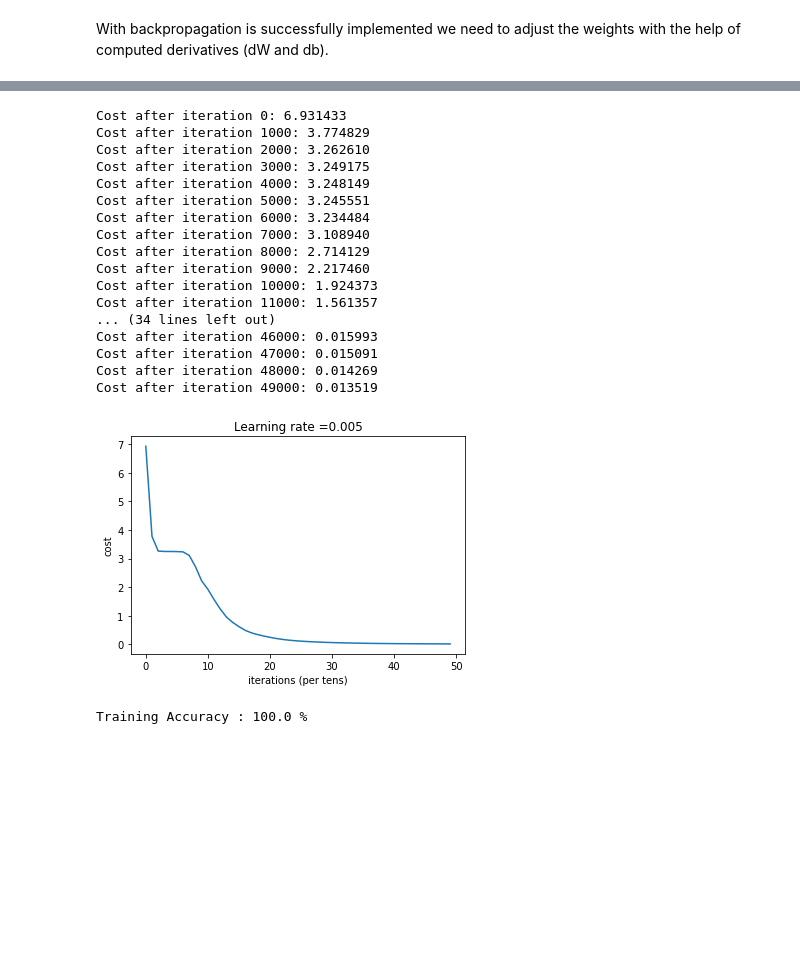
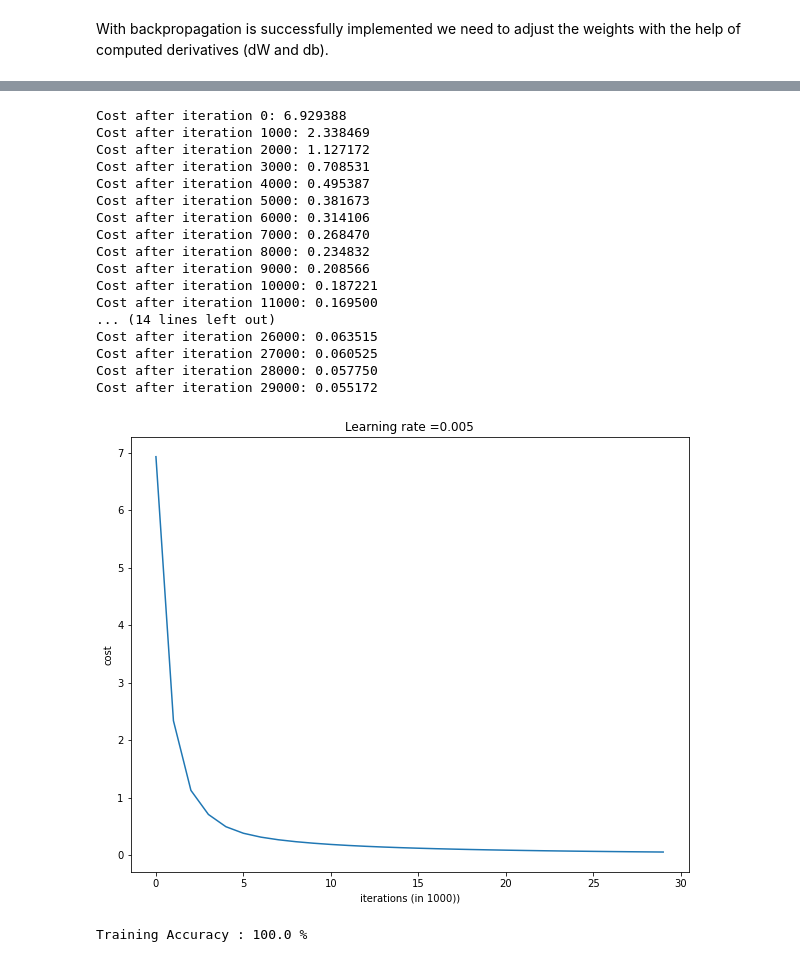
Before and after one commit to AndelasOne/CNN_Number_Recognition, a Jupyter notebook: number_recognition.ipynb, the cells around one changed output, grey strips where cells are left out. Drawn from its saved outputs; the diff is of its cells as text; code cells hidden in the pictures; blank space fills up the shorter version.

```diff
--- a/number_recognition.ipynb
+++ b/number_recognition.ipynb
@@ -388,10 +364,11 @@ def update_parameters(parameters, grads, learning_rate):
 # %%
 # N layer neural network
-layers_dims=[n_x, 60,10,10]
-
+layers_dims=[n_x, 37,10]
+costs = []
+learning_rate = 0.005
 def L_layer_model(X, Y, layers_dims, learning_rate = 0.005, num_iterations = 3000, print_cost=False):
     np.random.seed(1)
-    costs = []
+
 
     parameters = initialize_parameters_deep(layers_dims)
 
@@ -404,34 +381,36 @@ def L_layer_model(X, Y, layers_dims, learning_rate = 0.005, num_iterations = 300
             print ("Cost after iteration %i: %f" %(i, cost))
             costs.append(cost)
 
-    # plot the cost
-    plt.plot(np.squeeze(costs))
-    plt.ylabel('cost')
-    plt.xlabel('iterations (per tens)')
-    plt.title("Learning rate =" + str(learning_rate))
-    plt.show()
-
     return parameters
 # %%
-parameters = L_layer_model(X_train, Y_train_, layers_dims, num_iterations = 50000, print_cost = True)
+parameters = L_layer_model(X_train, Y_train_, layers_dims, num_iterations = 30000, print_cost = True)
 # %% [output]
-Cost after iteration 0: 6.931433
-Cost after iteration 1000: 3.774829
-Cost after iteration 2000: 3.262610
-Cost after iteration 3000: 3.249175
-Cost after iteration 4000: 3.248149
-Cost after iteration 5000: 3.245551
-Cost after iteration 6000: 3.234484
-Cost after iteration 7000: 3.108940
-Cost after iteration 8000: 2.714129
-Cost after iteration 9000: 2.217460
-Cost after iteration 10000: 1.924373
-Cost after iteration 11000: 1.561357
-... (34 lines left out)
-Cost after iteration 46000: 0.015993
-Cost after iteration 47000: 0.015091
-Cost after iteration 48000: 0.014269
-Cost after iteration 49000: 0.013519
+Cost after iteration 0: 6.929388
+Cost after iteration 1000: 2.338469
+Cost after iteration 2000: 1.127172
+Cost after iteration 3000: 0.708531
+Cost after iteration 4000: 0.495387
+Cost after iteration 5000: 0.381673
+Cost after iteration 6000: 0.314106
+Cost after iteration 7000: 0.268470
+Cost after iteration 8000: 0.234832
+Cost after iteration 9000: 0.208566
+Cost after iteration 10000: 0.187221
+Cost after iteration 11000: 0.169500
+... (14 lines left out)
+Cost after iteration 26000: 0.063515
+Cost after iteration 27000: 0.060525
+Cost after iteration 28000: 0.057750
+Cost after iteration 29000: 0.055172
-[figure, removed]
+# %%
+# plot the cost
+plt.figure(figsize=(10,8))
+plt.plot(np.squeeze(costs))
+plt.ylabel('cost')
+plt.xlabel('iterations (in 1000))')
+plt.title("Learning rate =" + str(learning_rate))
+plt.show()
+# %% [output]
+[figure, added]
 # %%
 def predict_L_layer(X,parameters):
```
Also changed, not shown: parts of 31 cells of this notebook, 8 other files.
